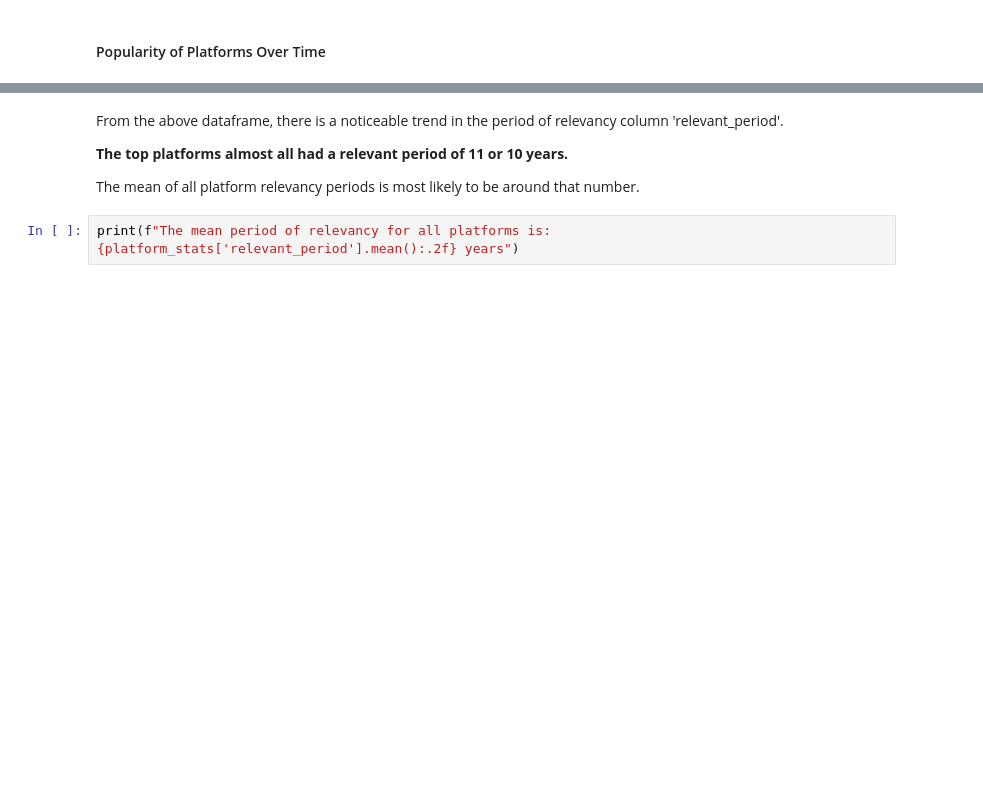
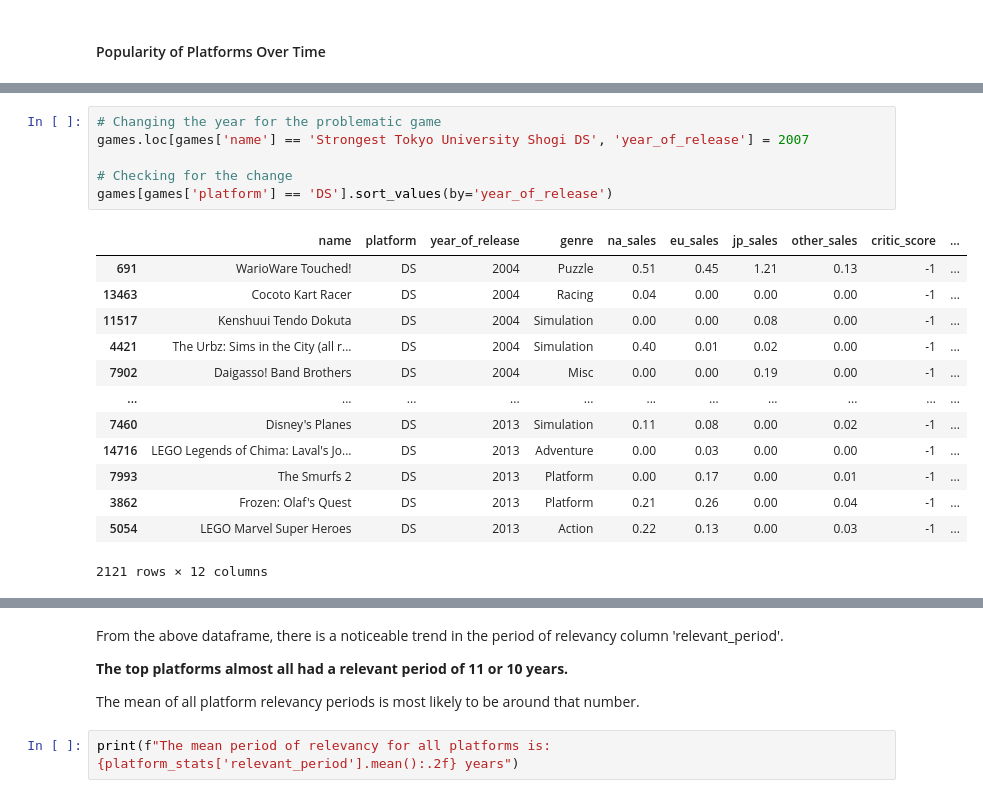
Before and after one commit to angeneris/game-sales-data-case-study, a Jupyter notebook: INP1.ipynb, the cells around one changed output, grey strips where cells are left out. Drawn from its saved outputs; the diff is of its cells as text; blank space fills up the shorter version.

```diff
--- a/INP1.ipynb
+++ b/INP1.ipynb
@@ -316,0 +357,20 @@ This distribution shows a trend towards budget games, or games that didn't bring
+# %%
+# Changing the year for the problematic game
+games.loc[games['name'] == 'Strongest Tokyo University Shogi DS', 'year_of_release'] = 2007
+
+# Checking for the change
+games[games['platform'] == 'DS'].sort_values(by='year_of_release')
+# %% [output]
+|  | name | platform | year_of_release | genre | na_sales | eu_sales | jp_sales | other_sales | critic_score | ... |
+| 691 | WarioWare Touched! | DS | 2004 | Puzzle | 0.51 | 0.45 | 1.21 | 0.13 | -1 | ... |
+| 13463 | Cocoto Kart Racer | DS | 2004 | Racing | 0.04 | 0.00 | 0.00 | 0.00 | -1 | ... |
+| 11517 | Kenshuui Tendo Dokuta | DS | 2004 | Simulation | 0.00 | 0.00 | 0.08 | 0.00 | -1 | ... |
+| 4421 | The Urbz: Sims in the City (all r... | DS | 2004 | Simulation | 0.40 | 0.01 | 0.02 | 0.00 | -1 | ... |
+| 7902 | Daigasso! Band Brothers | DS | 2004 | Misc | 0.00 | 0.00 | 0.19 | 0.00 | -1 | ... |
+| ... | ... | ... | ... | ... | ... | ... | ... | ... | ... | ... |
+| 7460 | Disney's Planes | DS | 2013 | Simulation | 0.11 | 0.08 | 0.00 | 0.02 | -1 | ... |
+| 14716 | LEGO Legends of Chima: Laval's Jo... | DS | 2013 | Adventure | 0.00 | 0.03 | 0.00 | 0.00 | -1 | ... |
+| 7993 | The Smurfs 2 | DS | 2013 | Platform | 0.00 | 0.17 | 0.00 | 0.01 | -1 | ... |
+| 3862 | Frozen: Olaf's Quest | DS | 2013 | Platform | 0.21 | 0.26 | 0.00 | 0.04 | -1 | ... |
+| 5054 | LEGO Marvel Super Heroes | DS | 2013 | Action | 0.22 | 0.13 | 0.00 | 0.03 | -1 | ... |
+2121 rows × 12 columns
```
Also changed, not shown: parts of 72 cells of this notebook.
